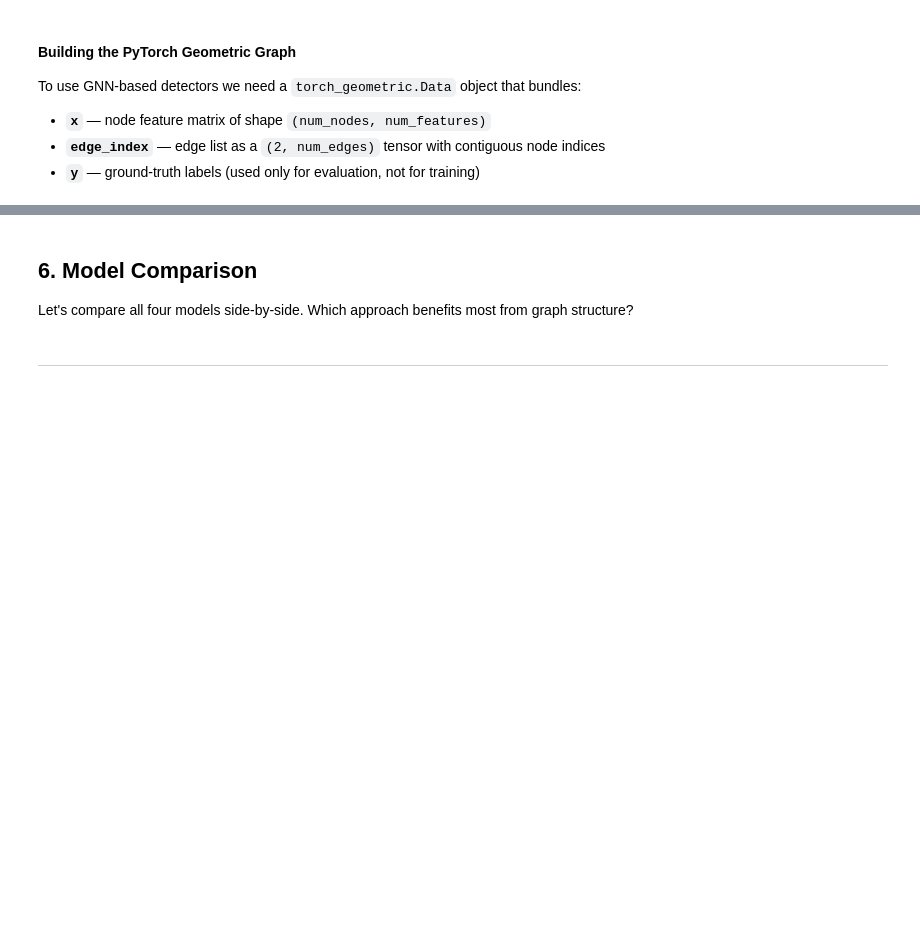
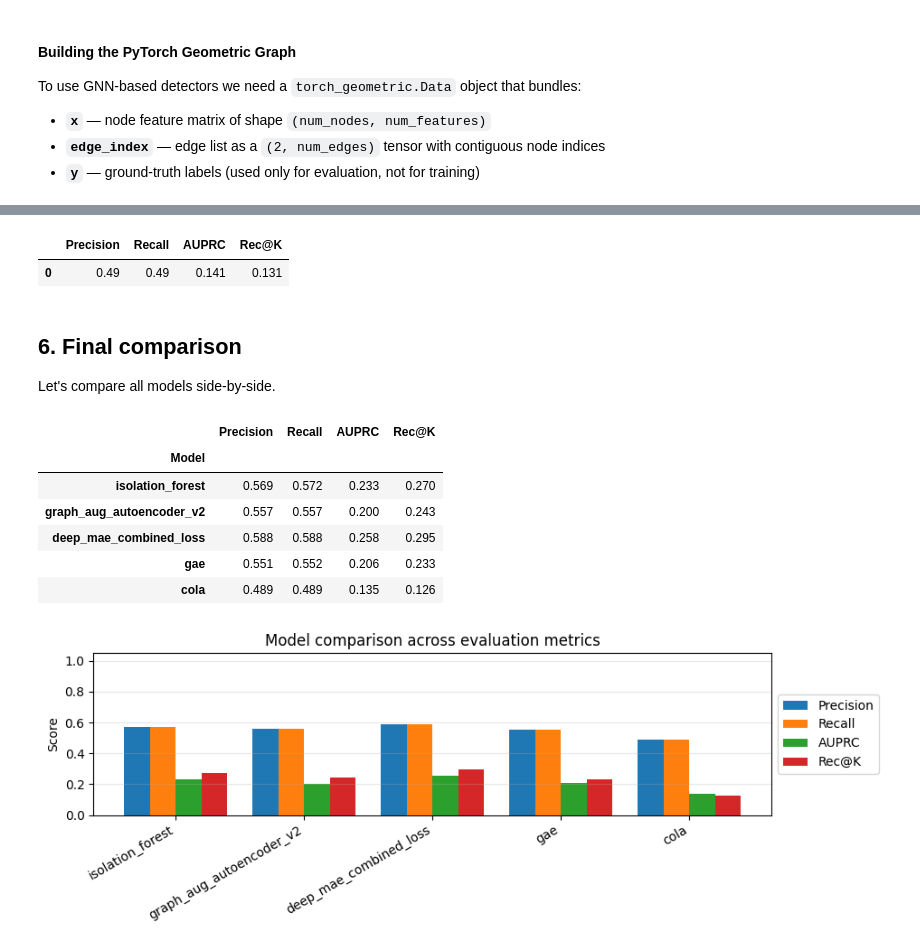
Before and after one commit to ajurcik/MLPrague-2026-test, a Jupyter notebook: 3-unsupervised-learning.ipynb, the cells around one changed output, grey strips where cells are left out. Saved outputs shown, nothing was run; the diff lists cells and outputs as text; code cells hidden in the pictures; blank space fills up the shorter version.

Commit message:
update: brno unsupervised

```diff
--- a/3-unsupervised-learning.ipynb
+++ b/3-unsupervised-learning.ipynb
@@ -140,11 +335,11 @@ To use GNN-based detectors we need a `torch_geometric.Data` object that bundles:
 - **`edge_index`** — edge list as a `(2, num_edges)` tensor with contiguous node indices
 - **`y`** — ground-truth labels (used only for evaluation, not for training)
 # %%
-# Map edges to contiguous indices using node_mapping and create a (2, num_edges) tensor
-edge_index = torch.tensor(
-    [[src, dst] for src, dst in edges],
-    dtype=torch.long,
-).t().contiguous()
+# Create edge index tensor
+edge_index = torch.tensor(edges, dtype=torch.long)
+if edge_index.shape[0] != 2:
+    edge_index = edge_index.t()
+edge_index = edge_index.contiguous()
 
 # Add undirected edges (since the graph is undirected)
 edge_index = utils.to_undirected(edge_index)
@@ -352,0 +372,10 @@ model_unsupervised_gae = model_unsupervised_gae.fit(pytorch_data)
+# %%
+# TASK 4.A: defining and fitting GAE model
+# - Start by opening https://docs.pygod.org/ and search for GAE model
+# - Define GAE model with main parameters (e.g., hidden dimension, number of layers, epochs, etc.)
+# - Do not forget assigning contamination parameter, gpu=0 and verbose=3 level to the model
+# - Fit the model on the PyTorch Geometric data object (pytorch_data)
+
+from pygod.detector import GAE
+
+model_unsupervised_gae = ### YOUR CODE HERE ###
@@ -420,7 +423,7 @@ We wrap the PyGOD `GADNR` detector with a custom backbone (GCN) to control the a
 from pygod.detector import CoLA
 
 model_unsupervised_cola = CoLA(
-    hid_dim=128,
+    hid_dim=64,
     num_layers=2,
     epoch=50,
     verbose=3,
@@ -434,7 +457,10 @@ cola_preds, cola_preds_proba = model_unsupervised_cola.predict(pytorch_data, ret
 # %%
 cola_results = evaluate_model(
-    'cola',
+    'CoLA',
     pytorch_data.y[pytorch_data.test_mask].cpu().numpy(),
     cola_preds[pytorch_data.test_mask],
     cola_preds_proba[pytorch_data.test_mask],
 )
+# %% [output]
+|  | Precision | Recall | AUPRC | Rec@K |
+| 0 | 0.49 | 0.49 | 0.141 | 0.131 |
@@ -482,15 +467,20 @@ cola_results = evaluate_model(
 # %% [markdown]
-## 6. Model Comparison
+## 6. Final comparison
 
-Let's compare all four models side-by-side. Which approach benefits most from graph structure?
+Let's compare all models side-by-side.
-# %% [markdown]
----
 # %%
 models_results = compare_models([
     isolation_forest_results,
-    two_step_results,
+    autoencoder_results,
     gae_results,
     cola_results,
-    # dominant_results,
-    # gadnr_results,
 ])
+# %% [output]
+|  | Precision | Recall | AUPRC | Rec@K |
+| Model |  |  |  |  |
+| isolation_forest | 0.569 | 0.572 | 0.233 | 0.270 |
+| graph_aug_autoencoder_v2 | 0.557 | 0.557 | 0.200 | 0.243 |
+| deep_mae_combined_loss | 0.588 | 0.588 | 0.258 | 0.295 |
+| gae | 0.551 | 0.552 | 0.206 | 0.233 |
+| cola | 0.489 | 0.489 | 0.135 | 0.126 |
+[figure, added]
```
Also changed, not shown: parts of 59 cells of this notebook, 4 other files.
